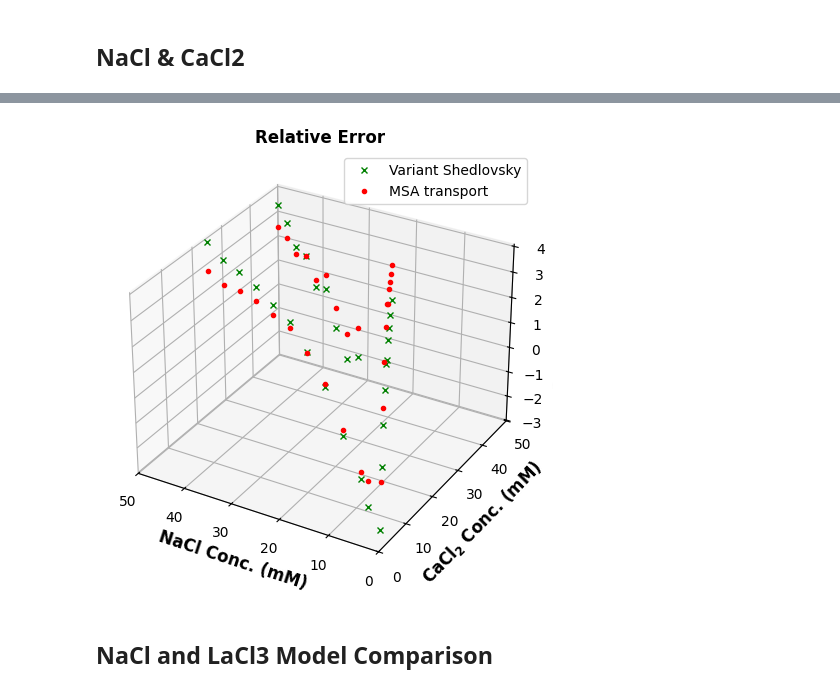
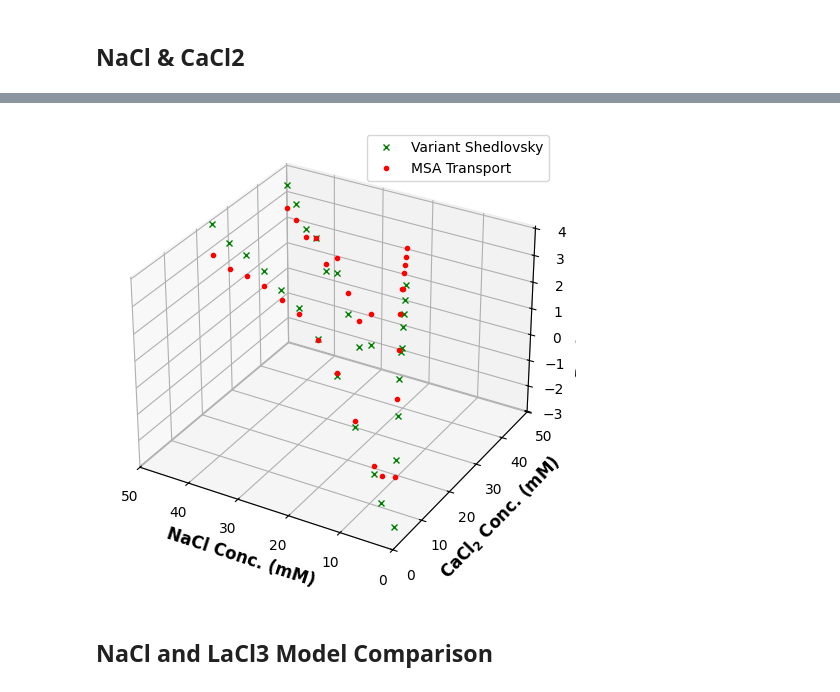
Before and after one commit to dowlinglab/salts-conductivity-modelling, a Jupyter notebook: Multicomponents-conductivity-theory-clean.ipynb, the cells around one changed output, grey strips where cells are left out. Cells and saved outputs as stored; diff of their text form; code cells hidden in the pictures.

```diff
--- a/Multicomponents-conductivity-theory-clean.ipynb
+++ b/Multicomponents-conductivity-theory-clean.ipynb
@@ -1078,36 +1078,36 @@ plt.show()
 # %%
 # residuals fraction
 residuals_percent_2 = [100*e_2[i]/cond_exp[i] for i in range(ndata)]
 residuals_percent12_2 = [100*e12_2[i]/cond_exp12[i] for i in range(ndata)]
 residuals_percent13_2 = [100*e13_2[i]/cond_exp13[i] for i in range(ndata)]
 
 # making plot
 fig = plt.figure()
 ax = fig.add_subplot(projection ='3d')
 
 # plotting
 ax.plot3D(NaCl_conc, CaCl2_conc, residuals_percent_2, "x", color="green", markersize=5, label="Variant Shedlovsky")
 ax.plot3D(NaCl_conc12, CaCl2_conc12, residuals_percent12_2, "x", color="green", markersize=5)
 ax.plot3D(NaCl_conc13, CaCl2_conc13, residuals_percent13_2, "x", color="green", markersize=5)
-ax.plot3D(NaCl_conc, CaCl2_conc, residuals_percent, "r.", label="MSA transport")
+ax.plot3D(NaCl_conc, CaCl2_conc, residuals_percent, "r.", label="MSA Transport")
 ax.plot3D(NaCl_conc12, CaCl2_conc12, residuals_percent12, "r.")
 ax.plot3D(NaCl_conc13, CaCl2_conc13, residuals_percent13, "r.")
 ax.set_xlim(50, 0)
 ax.set_ylim(0, 50)
 ax.tick_params(axis='x', labelsize=10)
 ax.tick_params(axis='y', labelsize=10)
 ax.tick_params(axis='z', labelsize=10)
 ax.tick_params(direction="in",top=True, right=True)
-ax.set_title("Relative Error", fontsize=12,fontweight='bold')
+# ax.set_title("Relative Error", fontsize=12,fontweight='bold')
 ax.set_zlabel("Residuals (%)", fontsize=12,fontweight='bold')
 ax.set_xlabel("NaCl Conc. (mM)", fontsize=12,fontweight='bold')
 ax.set_ylabel("CaC$\mathbf{l_2}$ Conc. (mM)", fontsize=12,fontweight='bold')
 plt.legend()
 plt.tight_layout()
-# plt.savefig("proportion_msc_single_na_ca_comparison.png")
+plt.savefig("proportion_msc_single_na_ca_comparison.png")
 plt.show()
 # %% [output]
-[figure, old version]
+[figure, new version]
 # %% [markdown]
 ## NaCl and LaCl3 Model Comparison
 # %% [markdown]
```
Also changed, not shown: parts of 8 cells of this notebook, 18 other files.
